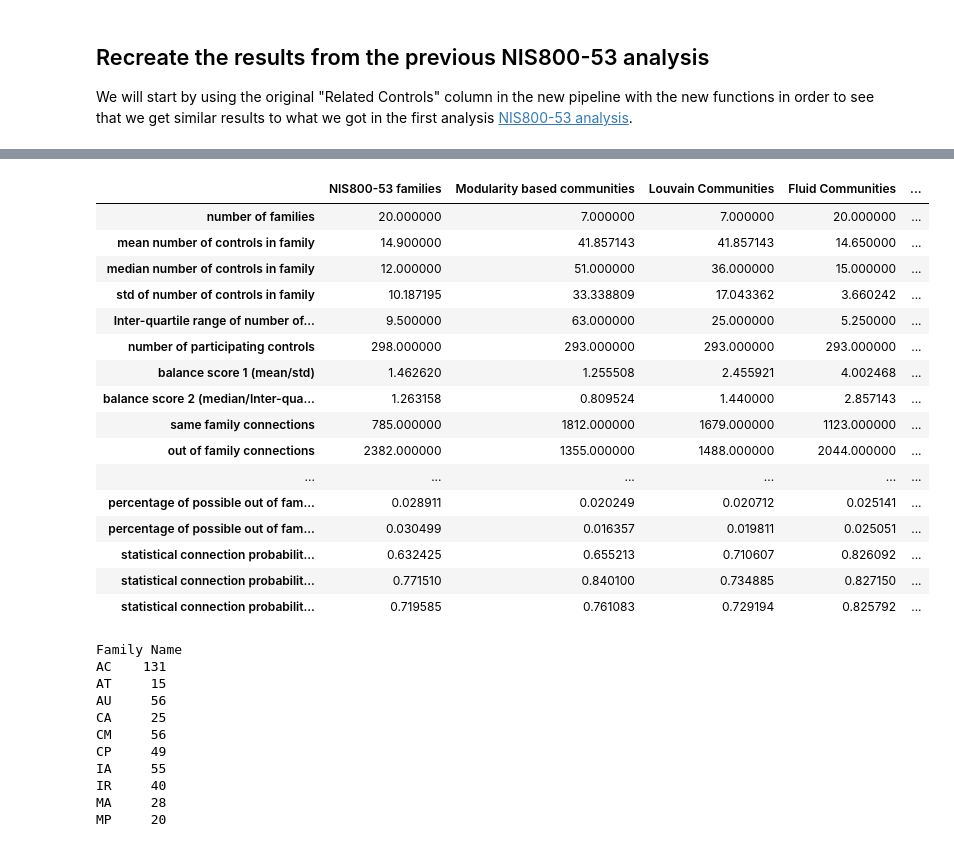
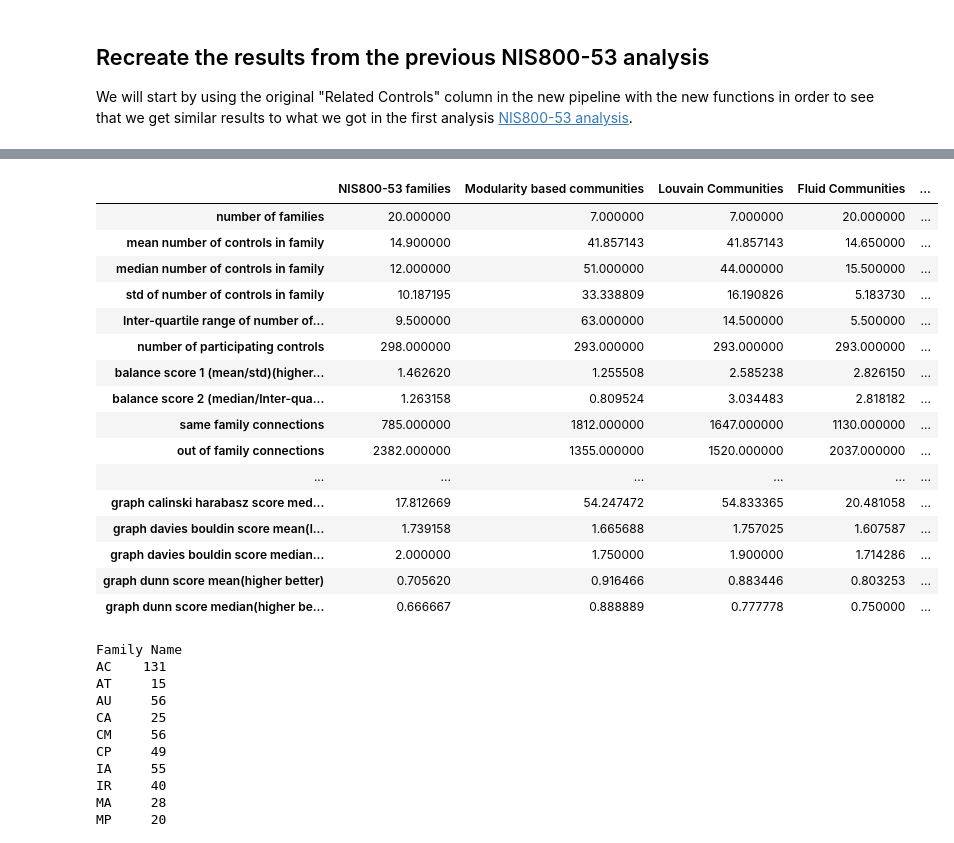
Before and after one commit to lior0110/regulations_analysis, a Jupyter notebook: NIS800-53 analysis 2.ipynb, the cells around one changed output, grey strips where cells are left out. Cells and saved outputs as stored; diff of their text form; code cells hidden in the pictures.

```diff
--- a/NIS800-53 analysis 2.ipynb
+++ b/NIS800-53 analysis 2.ipynb
@@ -251,8 +254,8 @@ Relations = relations_columns[0] # use the original "Related Controls" column
 Related_Controls_Graph = make_network_graph_from_relations(NIS_regulations, Relations,
                                                            is_directed=is_directed, is_Main_Controls_Only=is_Main_Controls_Only, is_Weighted=is_Weighted)
 if is_directed:
-    strongly_connected_components, weakly_connected_components = inspect_connected_components(Related_Controls_Graph, draw_kamada_kawai=False)
-    in_family_connection_statistics_test, relations_DataFrames = cluster_analysis(Related_Controls_Graph.subgraph(weakly_connected_components[0]),
+    strongly_connected_components, weakly_connected_components = inspect_connected_components(Related_Controls_Graph, draw_kamada_kawai=True)
+    in_family_connection_statistics_test, relations_DataFrames, NIS_regulations_old = cluster_analysis(Related_Controls_Graph.subgraph(weakly_connected_components[0]),
                                                                                   NIS_regulations,Relations,Is_Weighted=is_Weighted,Only_Main_Controls=is_Main_Controls_Only,
                                                                                   add_groups_summaries=add_groups_summaries,
                                                                                   do_Modularity_based_communities=True, do_Louvain_communities=True, do_Fluid_communities=True,
@@ -260,8 +263,8 @@ if is_directed:
                                                                                   )
 
 else:
-    connected_components = inspect_connected_components(Related_Controls_Graph, draw_kamada_kawai=False)
-    in_family_connection_statistics_test, relations_DataFrames = cluster_analysis(Related_Controls_Graph.subgraph(connected_components[0]),
+    connected_components = inspect_connected_components(Related_Controls_Graph, draw_kamada_kawai=True)
+    in_family_connection_statistics_test, relations_DataFrames, NIS_regulations_old = cluster_analysis(Related_Controls_Graph.subgraph(connected_components[0]),
                                                                                   NIS_regulations,Relations,Is_Weighted=is_Weighted,Only_Main_Controls=is_Main_Controls_Only,
                                                                                   add_groups_summaries=add_groups_summaries,
                                                                                   do_Modularity_based_communities=True, do_Louvain_communities=True, do_Fluid_communities=True,
@@ -290,34 +308,63 @@ dtype: float64
 # %%
 
 
 with pd.ExcelWriter('regulations outputs\\in family connection statistics test old.xlsx') as writer:
     in_family_connection_statistics_test.to_excel(writer, sheet_name="methods comparison",merge_cells=False,freeze_panes=(1,1))
+    workbook = writer.book
+    worksheet = writer.sheets['methods comparison']
+
+    format1 = workbook.add_format({"num_format": "#,##0.###"})
+    worksheet.set_column(0, 0, 56, None)
+    worksheet.set_column(1, 100, None, format1)
+
+    max_color_rows:list[int] = [8, 9, 12, 13, 18, 19, 20, 21, 22, 23, 24, 27, 28, ]
+    for i in max_color_rows:
+        worksheet.conditional_format(f'$A${str(i)}:$L${str(i)}', {'type': '3_color_scale',
+                                                'min_color': '#F8696B', # red
+                                                'min_type': 'min',
+                                                'mid_color': '#FFFFFF', # white
+                                                'mid_type': 'formula',
+                                                'mid_value': f'=$B${str(i)}',
+                                                'max_color': '#63BE7B', # green
+                                                'max_type': 'max',})
+    min_color_rows:list[int] = [25, 26, ]
+    for i in min_color_rows:
+        worksheet.conditional_format(f'$A${str(i)}:$L${str(i)}', {'type': '3_color_scale',
+                                                'min_color': '#63BE7B', # green
+                                                'min_type': 'min',
+                                                'mid_color': '#FFFFFF', # white
+                                                'mid_type': 'formula',
+                                                'mid_value': f'=$B${str(i)}',
+                                                'max_color': '#F8696B', # red
+                                                'max_type': 'max',})
+
+
     for i in range(len(relations_DataFrames)) :
         relations_DataFrames[i].to_excel(writer, sheet_name=relations_DataFrames[i].index.name, merge_cells=False, freeze_panes=(1,1))
     # NIS_relations_statistics.to_excel(writer, sheet_name="original NIS statistics",merge_cells=False,freeze_panes=(1,1))
     # Modularity_based_communities_relations_statistics.to_excel(writer, sheet_name="Modularity statistics",merge_cells=False,freeze_panes=(1,1))
     # Louvain_Communities_relations_statistics.to_excel(writer, sheet_name="Louvain statistics",merge_cells=False,freeze_panes=(1,1))
     # Fluid_Communities_relations_statistics.to_excel(writer, sheet_name="Fluid statistics",merge_cells=False,freeze_panes=(1,1))
 
 in_family_connection_statistics_test
 # %% [output]
 |  | NIS800-53 families | Modularity based communities | Louvain Communities | Fluid Communities | ... |
 | number of families | 20.000000 | 7.000000 | 7.000000 | 20.000000 | ... |
 | mean number of controls in family | 14.900000 | 41.857143 | 41.857143 | 14.650000 | ... |
-| median number of controls in family | 12.000000 | 51.000000 | 36.000000 | 15.000000 | ... |
-| std of number of controls in family | 10.187195 | 33.338809 | 17.043362 | 3.660242 | ... |
-| Inter-quartile range of number of... | 9.500000 | 63.000000 | 25.000000 | 5.250000 | ... |
+| median number of controls in family | 12.000000 | 51.000000 | 44.000000 | 15.500000 | ... |
+| std of number of controls in family | 10.187195 | 33.338809 | 16.190826 | 5.183730 | ... |
+| Inter-quartile range of number of... | 9.500000 | 63.000000 | 14.500000 | 5.500000 | ... |
 | number of participating controls | 298.000000 | 293.000000 | 293.000000 | 293.000000 | ... |
-| balance score 1 (mean/std) | 1.462620 | 1.255508 | 2.455921 | 4.002468 | ... |
-| balance score 2 (median/Inter-qua... | 1.263158 | 0.809524 | 1.440000 | 2.857143 | ... |
-| same family connections | 785.000000 | 1812.000000 | 1679.000000 | 1123.000000 | ... |
-| out of family connections | 2382.000000 | 1355.000000 | 1488.000000 | 2044.000000 | ... |
+| balance score 1 (mean/std)(higher... | 1.462620 | 1.255508 | 2.585238 | 2.826150 | ... |
+| balance score 2 (median/Inter-qua... | 1.263158 | 0.809524 | 3.034483 | 2.818182 | ... |
+| same family connections | 785.000000 | 1812.000000 | 1647.000000 | 1130.000000 | ... |
+| out of family connections | 2382.000000 | 1355.000000 | 1520.000000 | 2037.000000 | ... |
 | ... | ... | ... | ... | ... | ... |
-| percentage of possible out of fam... | 0.028911 | 0.020249 | 0.020712 | 0.025141 | ... |
-| percentage of possible out of fam... | 0.030499 | 0.016357 | 0.019811 | 0.025051 | ... |
-| statistical connection probabilit... | 0.632425 | 0.655213 | 0.710607 | 0.826092 | ... |
-| statistical connection probabilit... | 0.771510 | 0.840100 | 0.734885 | 0.827150 | ... |
-| statistical connection probabilit... | 0.719585 | 0.761083 | 0.729194 | 0.825792 | ... |
+| graph calinski harabasz score med... | 17.812669 | 54.247472 | 54.833365 | 20.481058 | ... |
+| graph davies bouldin score mean(l... | 1.739158 | 1.665688 | 1.757025 | 1.607587 | ... |
+| graph davies bouldin score median... | 2.000000 | 1.750000 | 1.900000 | 1.714286 | ... |
+| graph dunn score mean(higher better) | 0.705620 | 0.916466 | 0.883446 | 0.803253 | ... |
+| graph dunn score median(higher be... | 0.666667 | 0.888889 | 0.777778 | 0.750000 | ... |
 # %%
 
 
```
Also changed, not shown: parts of 23 cells of this notebook, 2 other files.
